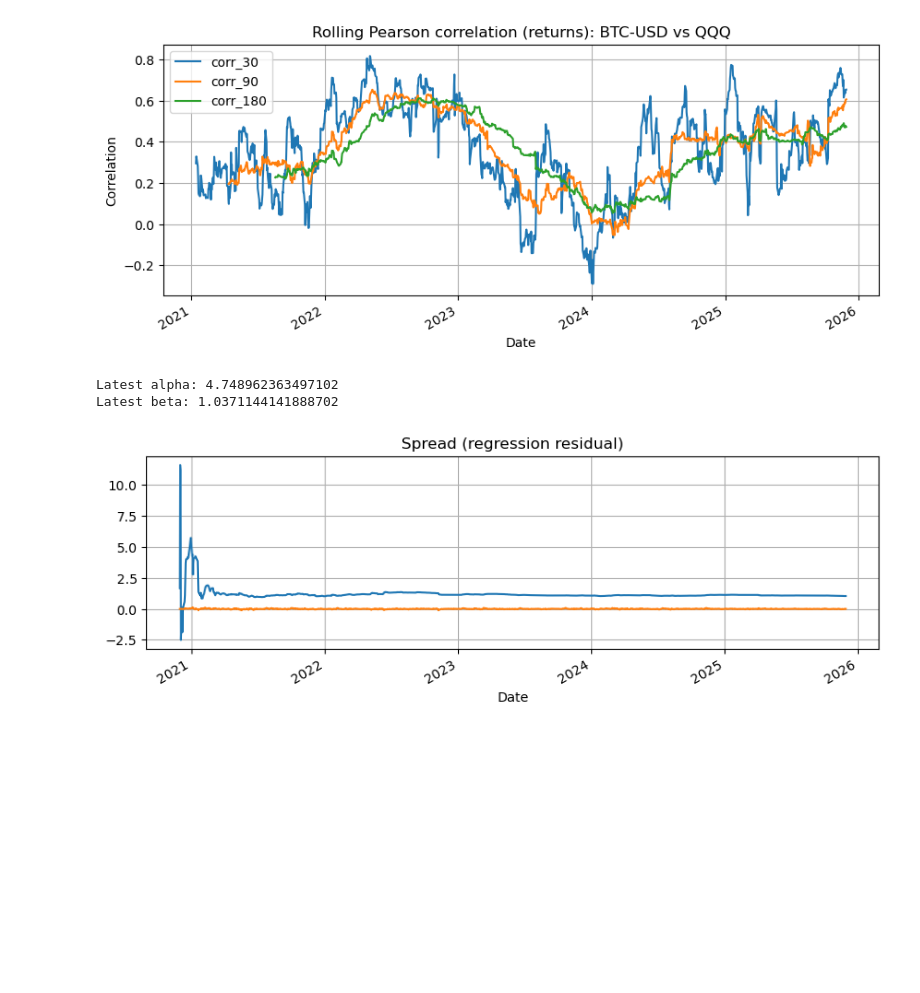
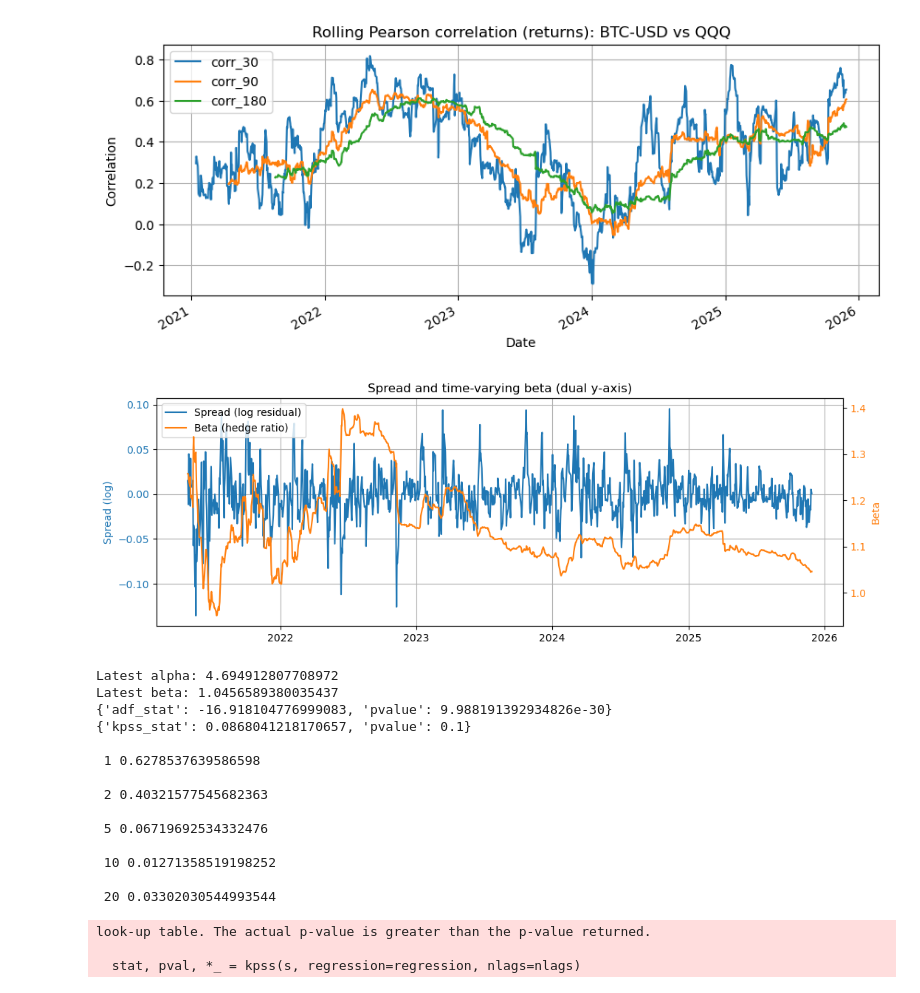
Before and after one commit to javimartinez0/Cross_assets_pair_analyzer, a Jupyter notebook: notebooks/analysis_pairs.ipynb, the cells around one changed output. Cells and saved outputs as stored; diff of their text form; code cells hidden in the pictures; blank space fills up the shorter version.

Commit message:
Release version: Alpha 1.0.0
ass

assa

```diff
--- a/notebooks/analysis_pairs.ipynb
+++ b/notebooks/analysis_pairs.ipynb
@@ -69,21 +69,77 @@ ax.grid(True)
 [figure]
 # %%
 # 3) Time-varying hedge ratio and spread (residual) in log-price space
+
 log_prices = core.compute_log_prices(closes)
 k = core.kalman_hedge_ratio(log_prices, ASSET_Y, ASSET_X, delta=DELTA, r=R, include_intercept=True)
 
-ax = k["beta"].plot(figsize=(10, 3), title="Time-varying hedge ratio (beta)")
-ax.grid(True)
+burn = 100
 
-ax = k["spread"].plot(figsize=(10, 3), title="Spread (regression residual)")
-ax.grid(True)
+#ax = k["beta"].iloc[burn:].plot(figsize=(10, 3), title="Time-varying hedge ratio (beta)", legend = True)
+#ax.grid(True)
+
+
+#ax = k["spread"].iloc[burn:].plot(figsize=(10,3), title="Spread (after burn-in)", legend = True)
+#ax.grid(True)"
+
+beta = k["beta"].dropna()
+spread = k["spread"].dropna()
+
+
+# Alinear índices por si hay NaNs distintos
+df_plot = k[["beta", "spread"]].dropna().iloc[burn:]
+
+fig, ax1 = plt.subplots(figsize=(12, 4))
+
+# Spread (eje izquierdo)
+color_spread = "tab:blue"
+ax1.plot(df_plot.index, df_plot["spread"], color=color_spread, linewidth=1.5, label="Spread (log residual)")
+ax1.set_ylabel("Spread (log)", color=color_spread)
+ax1.tick_params(axis="y", labelcolor=color_spread)
+ax1.grid(True)
+
+# Beta (eje derecho)
+ax2 = ax1.twinx()
+color_beta = "tab:orange"
+ax2.plot(df_plot.index, df_plot["beta"], color=color_beta, linewidth=1.5, label="Beta (hedge ratio)")
+ax2.set_ylabel("Beta", color=color_beta)
+ax2.tick_params(axis="y", labelcolor=color_beta)
+
+ax1.set_title("Spread and time-varying beta (dual y-axis)")
+
+# Leyenda combinada
+lines1, labels1 = ax1.get_legend_handles_labels()
+lines2, labels2 = ax2.get_legend_handles_labels()
+ax1.legend(lines1 + lines2, labels1 + labels2, loc="upper left")
+
+plt.show()
 
 print("Latest alpha:", float(k["alpha"].dropna().iloc[-1]))
 print("Latest beta:", float(k["beta"].dropna().iloc[-1]))
+
+print(core.adf_test(spread))
+print(core.kpss_test(spread))
+for lag in [1,2,5,10,20]:
+    print("\n", lag, spread.autocorr(lag))
 # %% [output]
+[figure, new version]
-Latest alpha: 4.748962363497102
-Latest beta: 1.0371144141888702
+Latest alpha: 4.694912807708972
+Latest beta: 1.0456589380035437
+{'adf_stat': -16.918104776999083, 'pvalue': 9.988191392934826e-30}
+{'kpss_stat': 0.0868041218170657, 'pvalue': 0.1}
+
+ 1 0.6278537639586598
+
+ 2 0.40321577545682363
+
+ 5 0.06719692534332476
+
+ 10 0.01271358519198252
+
+ 20 0.03302030544993544
-[figure, old version]
+look-up table. The actual p-value is greater than the p-value returned.
+
+  stat, pval, *_ = kpss(s, regression=regression, nlags=nlags)
 # %%
 # 4) Adaptive z-score (EWM mean/std)
 z = core.zscore_ewm(k["spread"], span=ZSPAN)
```
Also changed, not shown: parts of 2 cells of this notebook, 1 other file.
